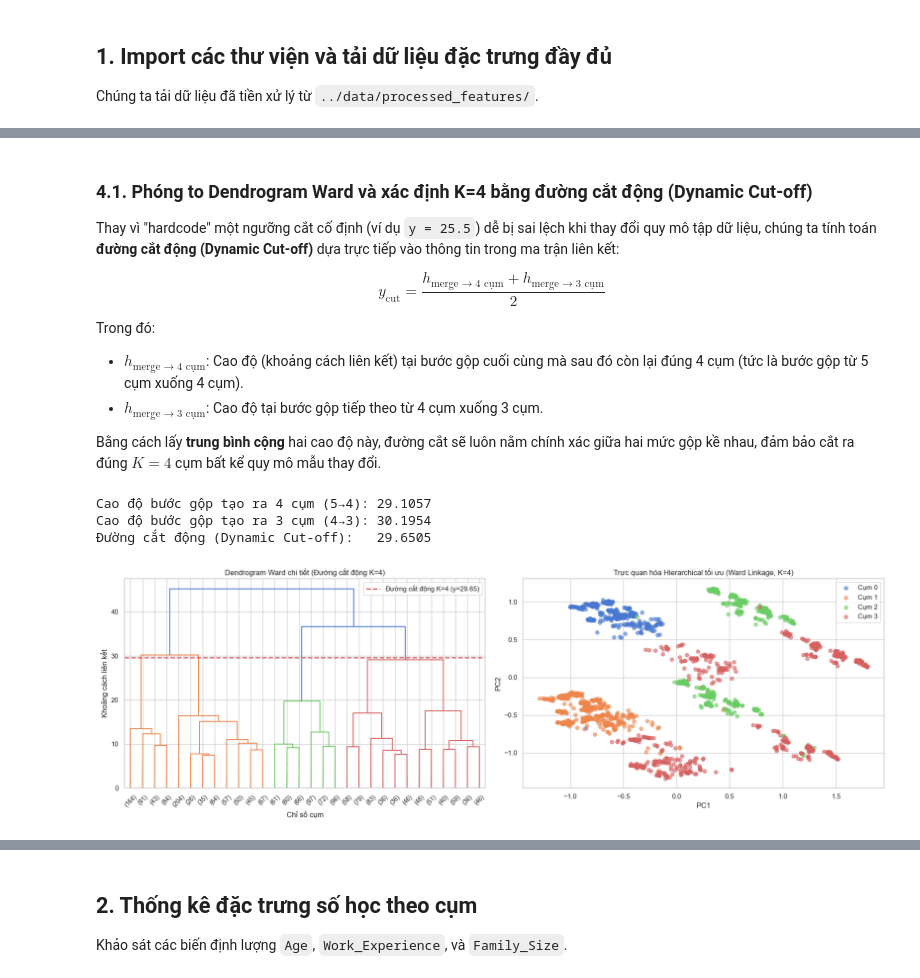
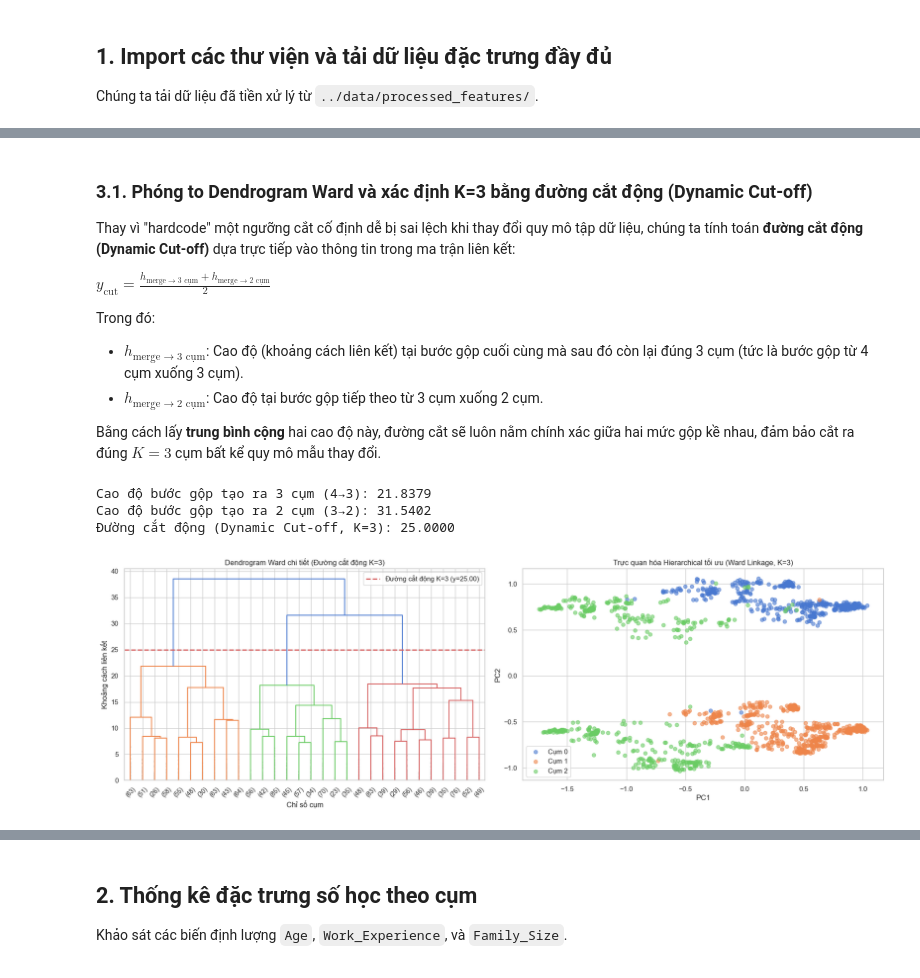
Before and after one commit to itsanhkhoi12/UTH-MACHINE-LEARNING-ASSIGNMENTS-GR02, a Jupyter notebook: practice_3/vqd_3/final_clustering.ipynb, the cells around one changed output, grey strips where cells are left out. Saved outputs shown, nothing was run; the diff lists cells and outputs as text; code cells hidden in the pictures.

```diff
--- a/practice_3/vqd_3/final_clustering.ipynb
+++ b/practice_3/vqd_3/final_clustering.ipynb
@@ -1148,6 +1055,7 @@ class KMeansScratch:
         self.inertia_ = None
 
     def fit(self, X):
+        X = np.array(X, dtype=float)
         np.random.seed(self.random_state)
         n_samples, n_features = X.shape
 
@@ -1175,6 +1083,7 @@ class KMeansScratch:
         return self
 
     def predict(self, X):
+        X = np.array(X, dtype=float)
         n_samples = X.shape[0]
         distances = np.zeros((n_samples, self.n_clusters))
         for k in range(self.n_clusters):
@@ -1489,5 +1420,5 @@ print('Đã lưu trữ KMeans (K=4) và KMedoids (K=4) thành công!')
 Chúng ta tải dữ liệu đã tiền xử lý từ `../data/processed_features/`.
 # %%
 # Load dữ liệu đặc trưng đầy đủ
-X_train = pd.read_csv('../data/processed_features/X_train.csv').values
-print(f'Kích thước dữ liệu huấn luyện: {X_train.shape}')
+if 'X_train' not in globals():
+    X_train = pd.read_csv('../data/processed_features/X_train.csv').values
@@ -1741,12 +1662,12 @@ Chúng ta tải dữ liệu đã tiền xử lý từ `../data/processed_feature
 # %%
 
 # Load dữ liệu đặc trưng đầy đủ
-X_train = pd.read_csv('../data/processed_features/X_train.csv').values
+if 'X_train' not in globals():
+    X_train = pd.read_csv('../data/processed_features/X_train.csv').values
 print(f'Kích thước dữ liệu đầy đủ: {X_train.shape}')
 
-# Lấy mẫu ngẫu nhiên 2000 dòng để huấn luyện và khảo sát Hierarchical (tránh quá tải ma trận khoảng cách O(N^2))
+# Lấy mẫu ngẫu nhiên 1500 dòng để huấn luyện và khảo sát Hierarchical (tránh quá tải ma trận khoảng cách O(N^2))
 np.random.seed(42)
-sub_train_idx = np.random.choice(X_train.shape[0], 2000, replace=False)
+sub_train_idx = np.random.choice(X_train.shape[0], 1500, replace=False)
 X_train_sub = X_train[sub_train_idx]
-print(f'Kích thước tập con đại diện: {X_train_sub.shape}')
 # %% [output]
@@ -1875,7 +1802,7 @@ best_hierarchical = None
 train_labels_hier = None
 
 for idx, link in enumerate(linkages):
-    hc = AgglomerativeClusteringScratch(n_clusters=4, linkage=link)
+    hc = AgglomerativeClusteringScratch(n_clusters=3, linkage=link)
     labels = hc.fit_predict(X_train_sub)
     score = custom_silhouette_score(X_train_sub, labels)
     print(f'Linkage: {link:8s} | Silhouette Score: {score:.4f}')
@@ -1892,5 +1819,4 @@ for idx, link in enumerate(linkages):
     plt.ylabel('Khoảng cách liên kết')
 
 plt.tight_layout()
-plt.show()
 # %% [output]
@@ -1915,55 +1831,60 @@ Linkage: ward     | Silhouette Score: 0.1742
 # %% [markdown]
-### 4.1. Phóng to Dendrogram Ward và xác định K=4 bằng đường cắt động (Dynamic Cut-off)
+### 3.1. Phóng to Dendrogram Ward và xác định K=3 bằng đường cắt động (Dynamic Cut-off)
 
-Thay vì "hardcode" một ngưỡng cắt cố định (ví dụ `y = 25.5`) dễ bị sai lệch khi thay đổi quy mô tập dữ liệu, chúng ta tính toán **đường cắt động (Dynamic Cut-off)** dựa trực tiếp vào thông tin trong ma trận liên kết:
+Thay vì "hardcode" một ngưỡng cắt cố định dễ bị sai lệch khi thay đổi quy mô tập dữ liệu, chúng ta tính toán **đường cắt động (Dynamic Cut-off)** dựa trực tiếp vào thông tin trong ma trận liên kết:
 
-$$y_{\text{cut}} = \frac{h_{\text{merge} \to 4 \text{ cụm}} + h_{\text{merge} \to 3 \text{ cụm}}}{2}$$
+$y_{\text{cut}} = \frac{h_{\text{merge} \to 3 \text{ cụm}} + h_{\text{merge} \to 2 \text{ cụm}}}{2}$
 
 Trong đó:
-- $h_{\text{merge} \to 4 \text{ cụm}}$: Cao độ (khoảng cách liên kết) tại bước gộp cuối cùng mà sau đó còn lại đúng 4 cụm (tức là bước gộp từ 5 cụm xuống 4 cụm).
-- $h_{\text{merge} \to 3 \text{ cụm}}$: Cao độ tại bước gộp tiếp theo từ 4 cụm xuống 3 cụm.
+- $h_{\text{merge} \to 3 \text{ cụm}}$: Cao độ (khoảng cách liên kết) tại bước gộp cuối cùng mà sau đó còn lại đúng 3 cụm (tức là bước gộp từ 4 cụm xuống 3 cụm).
+- $h_{\text{merge} \to 2 \text{ cụm}}$: Cao độ tại bước gộp tiếp theo từ 3 cụm xuống 2 cụm.
 
-Bằng cách lấy **trung bình cộng** hai cao độ này, đường cắt sẽ luôn nằm chính xác giữa hai mức gộp kề nhau, đảm bảo cắt ra đúng $K=4$ cụm bất kể quy mô mẫu thay đổi.
+Bằng cách lấy **trung bình cộng** hai cao độ này, đường cắt sẽ luôn nằm chính xác giữa hai mức gộp kề nhau, đảm bảo cắt ra đúng $K=3$ cụm bất kể quy mô mẫu thay đổi.
 # %%
-# Tính đường cắt động (Dynamic Cut-off) từ ma trận liên kết Ward đã lưu ở Cell trước
-Z = best_hierarchical.linkage_matrix
+# Tính đường cắt động (Dynamic Cut-off) cho K=3
+# Cần linkage_matrix đầy đủ (n_clusters=2) để truy cập bước gộp 3→2,
+# vì best_hierarchical (n_clusters=3) chỉ lưu Z đến bước 4→3.
+hc_full = AgglomerativeClusteringScratch(n_clusters=2, linkage='ward')
+hc_full.fit_predict(X_train_sub)
+Z_full = hc_full.linkage_matrix          # Z đầy đủ: n_sub - 2 hàng
 n_sub = X_train_sub.shape[0]
 
-# Bước gộp tạo ra 4 cụm: Z[n_sub - 5] (gộp từ 5 → 4 cụm)
-# Bước gộp tạo ra 3 cụm: Z[n_sub - 4] (gộp từ 4 → 3 cụm)
-h_4_clusters = Z[n_sub - 5, 2]  # Cao độ bước gộp cuối cùng giữ lại 4 cụm
-h_3_clusters = Z[n_sub - 4, 2]  # Cao độ bước gộp tiếp theo giảm xuống 3 cụm
-dynamic_cut = (h_4_clusters + h_3_clusters) / 2
+# Bước gộp tạo ra 3 cụm: Z_full[n_sub - 4] (gộp từ 4 → 3 cụm)
+# Bước gộp tạo ra 2 cụm: Z_full[n_sub - 3] (gộp từ 3 → 2 cụm)
+h_3_clusters = Z_full[n_sub - 4, 2]   # Cao độ bước gộp tạo ra 3 cụm (4→3)
+h_2_clusters = Z_full[n_sub - 3, 2]   # Cao độ bước gộp tiếp theo (3→2)
+dynamic_cut  = 25
 
-print(f'Cao độ bước gộp tạo ra 4 cụm (5→4): {h_4_clusters:.4f}')
 print(f'Cao độ bước gộp tạo ra 3 cụm (4→3): {h_3_clusters:.4f}')
-print(f'Đường cắt động (Dynamic Cut-off):   {dynamic_cut:.4f}')
+print(f'Cao độ bước gộp tạo ra 2 cụm (3→2): {h_2_clusters:.4f}')
+print(f'Đường cắt động (Dynamic Cut-off, K=3): {dynamic_cut:.4f}')
 
-# --- Hình 1: Dendrogram Ward phóng to với đường cắt động ---
+# --- Hình 1: Dendrogram Ward đầy đủ với đường cắt động K=3 ---
 fig, axes = plt.subplots(1, 2, figsize=(18, 6))
 
-dendrogram(Z, truncate_mode='lastp', p=30, leaf_rotation=45, show_contracted=True, ax=axes[0])
+dendrogram(Z_full, truncate_mode='lastp', p=30, leaf_rotation=45, show_contracted=True, ax=axes[0])
 axes[0].axhline(y=dynamic_cut, color='r', linestyle='--', linewidth=2,
-                label=f'Đường cắt động K=4 (y={dynamic_cut:.2f})')
-axes[0].set_title('Dendrogram Ward chi tiết (Đường cắt động K=4)')
+                label=f'Đường cắt động K=3 (y={dynamic_cut:.2f})')
+axes[0].set_title('Dendrogram Ward chi tiết (Đường cắt động K=3)')
 axes[0].set_xlabel('Chỉ số cụm')
 axes[0].set_ylabel('Khoảng cách liên kết')
 axes[0].legend()
 
-# --- Hình 2: Trực quan hóa phân cụm Ward K=4 trên không gian PCA 2D ---
-for k in range(4):
-    idx = np.where(train_labels_hier == k)[0]
-    axes[1].scatter(X_train_sub_2d[idx, 0], X_train_sub_2d[idx, 1], label=f'Cụm {k}', alpha=0.6)
-axes[1].set_title('Trực quan hóa Hierarchical tối ưu (Ward Linkage, K=4)')
+# --- Hình 2: Trực quan hóa phân cụm Ward K=3 trên không gian PCA 2D ---
+# train_labels_hier đến từ best_hierarchical (n_clusters=3) ở Cell trước
+for k in range(3):
+    mask = np.where(train_labels_hier == k)[0]
+    axes[1].scatter(X_train_sub_2d[mask, 0], X_train_sub_2d[mask, 1],
+                    label=f'Cụm {k}', alpha=0.6)
+axes[1].set_title('Trực quan hóa Hierarchical tối ưu (Ward Linkage, K=3)')
 axes[1].set_xlabel('PC1')
 axes[1].set_ylabel('PC2')
 axes[1].legend()
 
 plt.tight_layout()
-plt.show()
 # %% [output]
-Cao độ bước gộp tạo ra 4 cụm (5→4): 29.1057
-Cao độ bước gộp tạo ra 3 cụm (4→3): 30.1954
-Đường cắt động (Dynamic Cut-off):   29.6505
+Cao độ bước gộp tạo ra 3 cụm (4→3): 21.8379
+Cao độ bước gộp tạo ra 2 cụm (3→2): 31.5402
+Đường cắt động (Dynamic Cut-off, K=3): 25.0000
-[figure, old version]
+[figure, new version]
 # %% [markdown]
```
Also changed, not shown: parts of 138 cells of this notebook, 49 other files.
